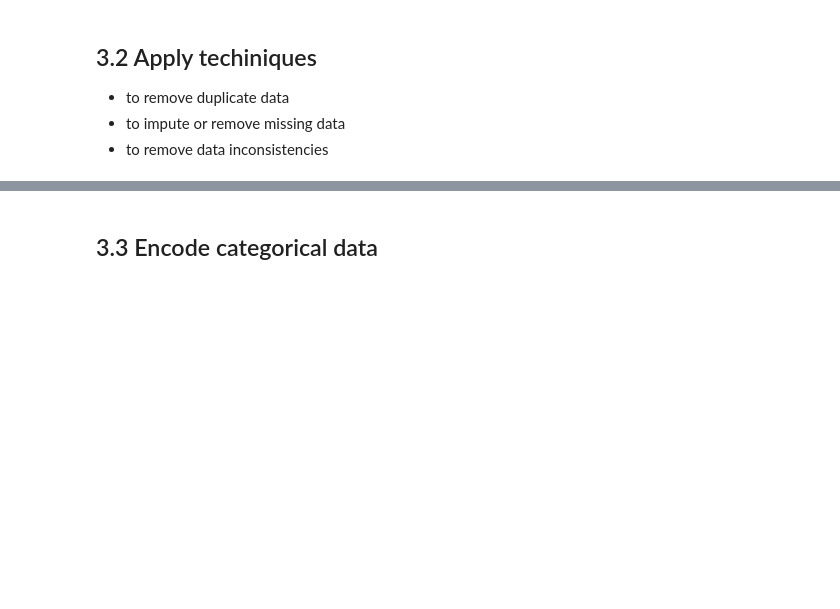
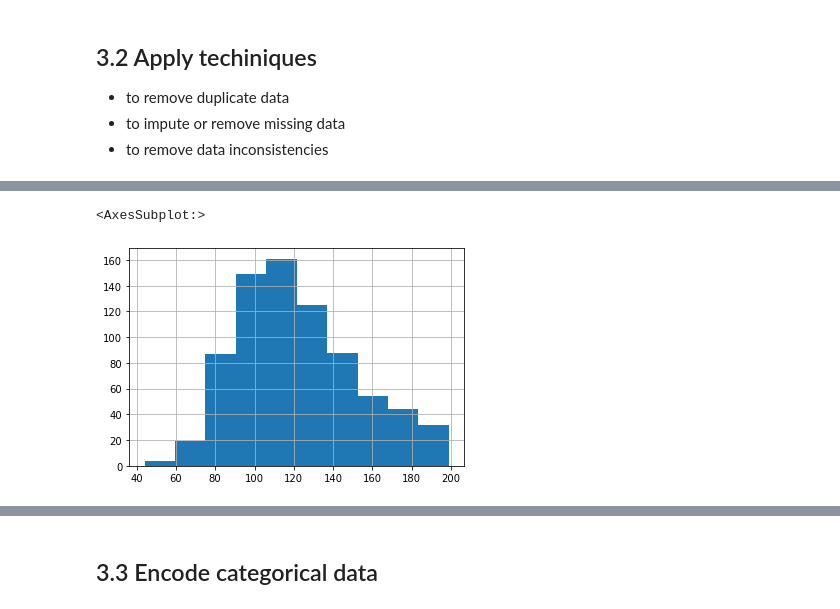
Before and after one commit to kishankumar09ei/IDS_Assignemnent1, a Jupyter notebook: IDS_Assignment_Template.ipynb, the cells around one changed output, grey strips where cells are left out. Cells and saved outputs as stored; diff of their text form; code cells hidden in the pictures; blank space fills up the shorter version.

```diff
--- a/IDS_Assignment_Template.ipynb
+++ b/IDS_Assignment_Template.ipynb
@@ -164,0 +301,5 @@ If input data is text, do 3.3 and 3.4
+# %%
+data_copy["Glucose"].hist()
+# %% [output]
+<AxesSubplot:>
+[figure, added]
```
Also changed, not shown: parts of 103 cells of this notebook, 2 other files.
